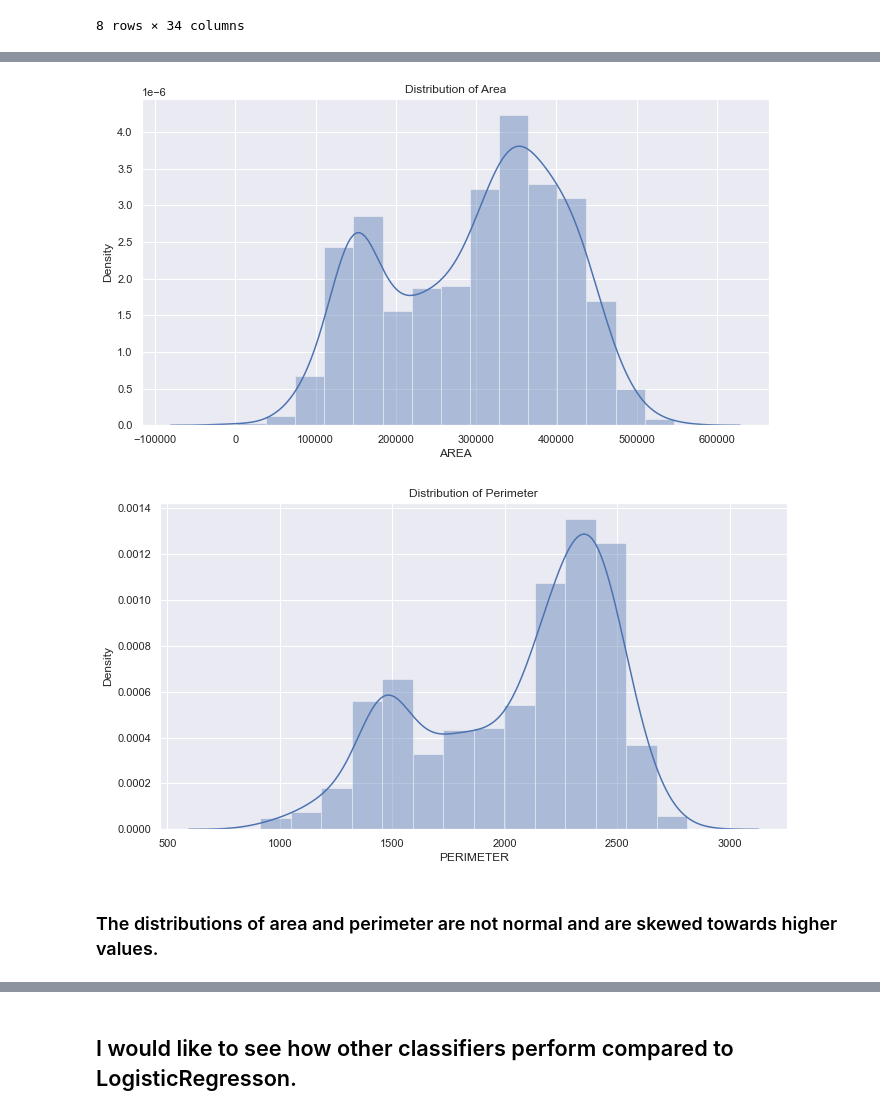
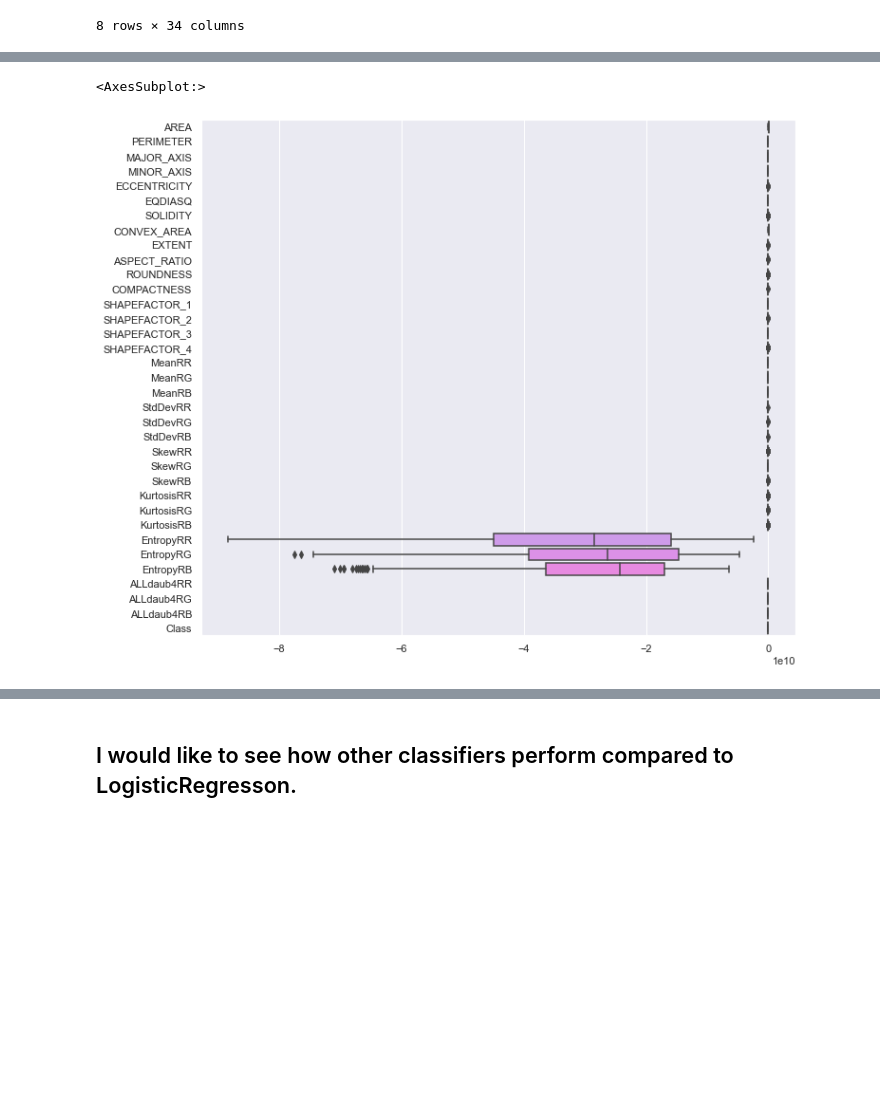
Before and after one commit to whh96/Date_Fruit_Prediction, a Jupyter notebook: DateFruit.ipynb, the cells around one changed output, grey strips where cells are left out. Drawn from its saved outputs; the diff is of its cells as text; code cells hidden in the pictures; blank space fills up the shorter version.

```diff
--- a/DateFruit.ipynb
+++ b/DateFruit.ipynb
@@ -76,0 +111,7 @@ df.describe()
+# %%
+label_encoder = preprocessing.LabelEncoder()
+
+# Encode labels in column 'species'.
+df['Class']= label_encoder.fit_transform(df['Class'])
+
+df['Class'].unique()
@@ -76,0 +120,7 @@ df.describe()
+# %%
+#find absolute value of z-score for each observation
+z = np.abs(stats.zscore(df))
+
+#only keep rows in dataframe with all z-scores less than absolute value of 3
+df_clean = df[(z<3).all(axis=1)]
+df_clean.shape
@@ -77,18 +157,7 @@ df.describe()
 # %%
 sns.set()
-plt.figure(figsize = (10,6))
-sns.distplot(df['AREA'])
-plt.title("Distribution of Area")
-plt.show()
+plt.figure(figsize = (10,10))
+sns.boxplot(data=df_clean, orient="h")
 # %% [output]
+<AxesSubplot:>
-[figure, old version]
+[figure, new version]
-# %%
-sns.set()
-plt.figure(figsize = (10,6))
-sns.distplot(df['PERIMETER'])
-plt.title("Distribution of Perimeter")
-plt.show()
-# %% [output]
-[figure, removed]
-# %% [markdown]
-### The distributions of area and perimeter are not normal and are skewed towards higher values.
```
Also changed, not shown: parts of 37 cells of this notebook.
